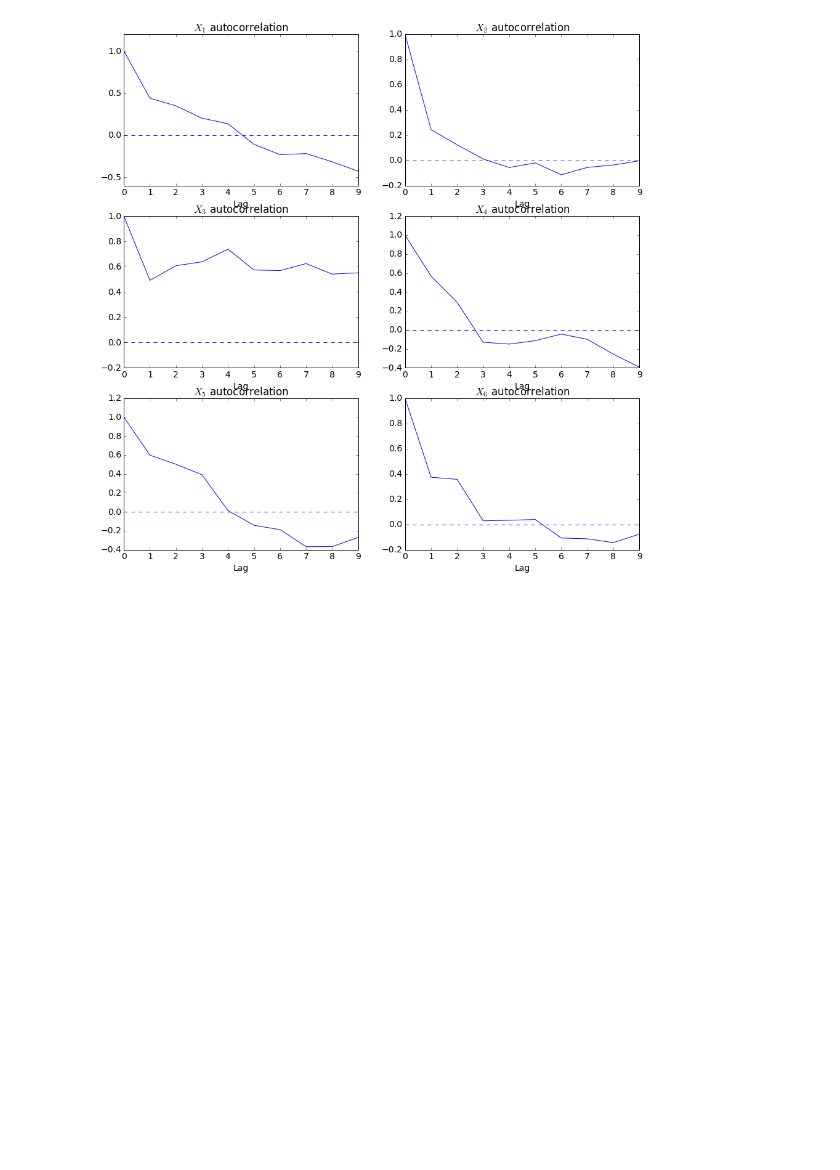
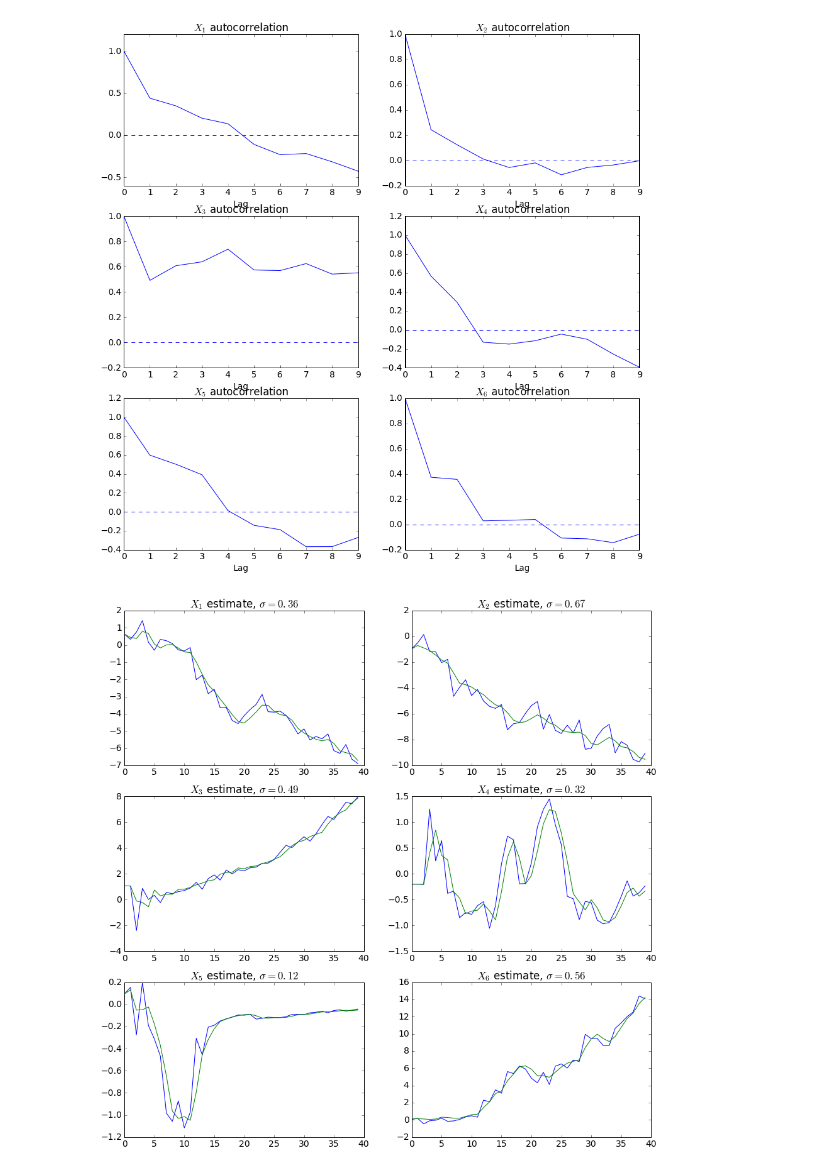
Before and after one commit to definability/statistical-analysis, a Jupyter notebook: course/Notebook/Coursework2.ipynb, the cells around one changed output. Saved outputs shown, nothing was run; the diff lists cells and outputs as text; code cells hidden in the pictures; blank space fills up the shorter version.

```diff
--- a/course/Notebook/Coursework2.ipynb
+++ b/course/Notebook/Coursework2.ipynb
@@ -53,3 +53,13 @@ for i, x in enumerate(XS):
 plt.show()
 # %% [output]
 [figure]
+# %%
+for i, x in enumerate(XS):
+    i += 1
+    plt.subplot(320 + i)
+    plt.title(r'$X_{%d}$ estimate, $\sigma=%2.2f$'%(i, x.estimate_errors.std()))
+    plt.plot(x.data)
+    plt.plot(x.data_estimate)
+plt.show()
+# %% [output]
+[figure, added]
```
Also changed, not shown: parts of 1 cell of this notebook.
